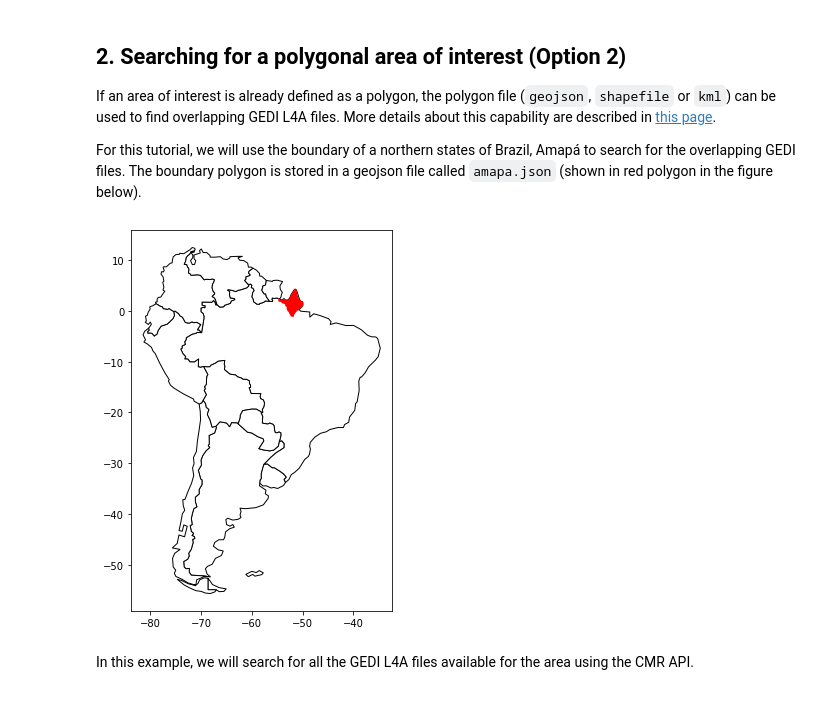
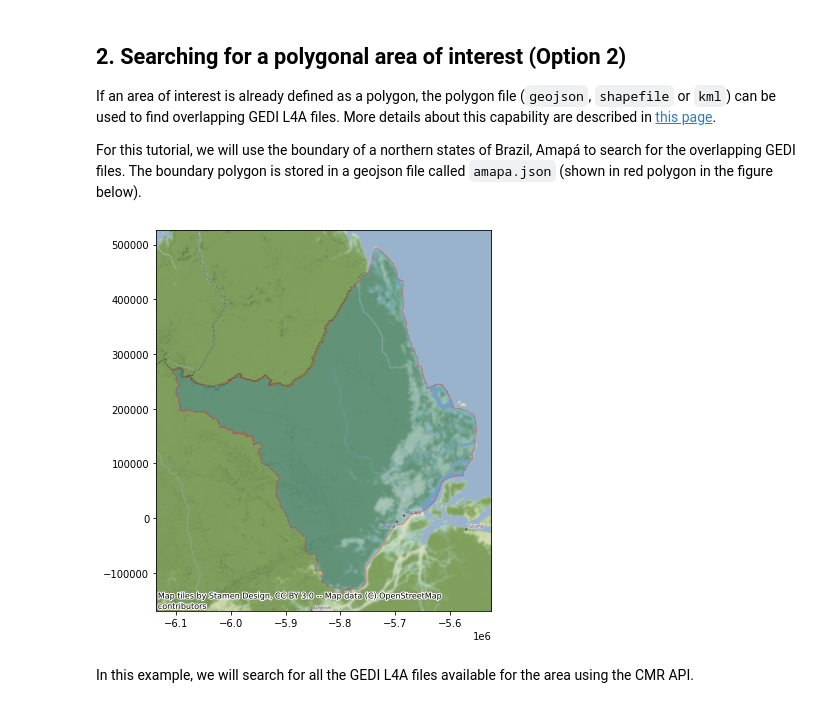
Before and after one commit to ornldaac/gedi_tutorials, a Jupyter notebook: 1_gedi_l4a_search_download.ipynb, the cells around one changed output. Cells and saved outputs as stored; diff of their text form; code cells hidden in the pictures.

Commit message:
updating visualizations to contextily as geopandas.dataset is being deprecated

```diff
--- a/1_gedi_l4a_search_download.ipynb
+++ b/1_gedi_l4a_search_download.ipynb
@@ -153,0 +138,13 @@ ax.set_ylim(miny-1, maxy+1)
+# %%
+# creating a geopandas dataframe
+gdf = gpd.GeoDataFrame(l4adf, geometry=l4adf.granule_poly)
+# assiging CRS as WGS84
+gdf.crs = "EPSG:4326"
+# converting CRS to Web Mercator, the reference system of the contextily basemap
+gdf_epsg3857 = gdf.to_crs(epsg=3857)
+# plotting GEDI suborbits
+ax=gdf_epsg3857[:-1].plot(figsize=(10, 5), alpha=0.3, edgecolor='green')
+# plotting the bounding box (last row)
+gdf_epsg3857[-1:].plot(ax=ax, facecolor='none', edgecolor='red')
+# adding to contextily basemap
+ctx.add_basemap(ax)
@@ -160,12 +159,10 @@ For this tutorial, we will use the boundary of a northern states of Brazil, Amap
 # %%
 amapa = gpd.read_file("polygons/amapa.json")
 amapa.geometry = amapa.geometry.apply(orient, args=(1,))
-
-world = gpd.read_file(gpd.datasets.get_path('naturalearth_lowres'))
-base = world[world.continent == 'South America'].plot(color='white', edgecolor='black', figsize  = (7, 7))
-ax= amapa.plot(ax=base, color='red')
+ax = amapa.to_crs(epsg=3857).plot(figsize=(7, 7), alpha=0.3, edgecolor='red')
+ctx.add_basemap(ax)
 # %% [output]
-[figure, old version]
+[figure, new version]
 # %% [markdown]
 In this example, we will search for all the GEDI L4A files available for the area using the CMR API.
 # %%
```
Also changed, not shown: parts of 7 cells of this notebook.
